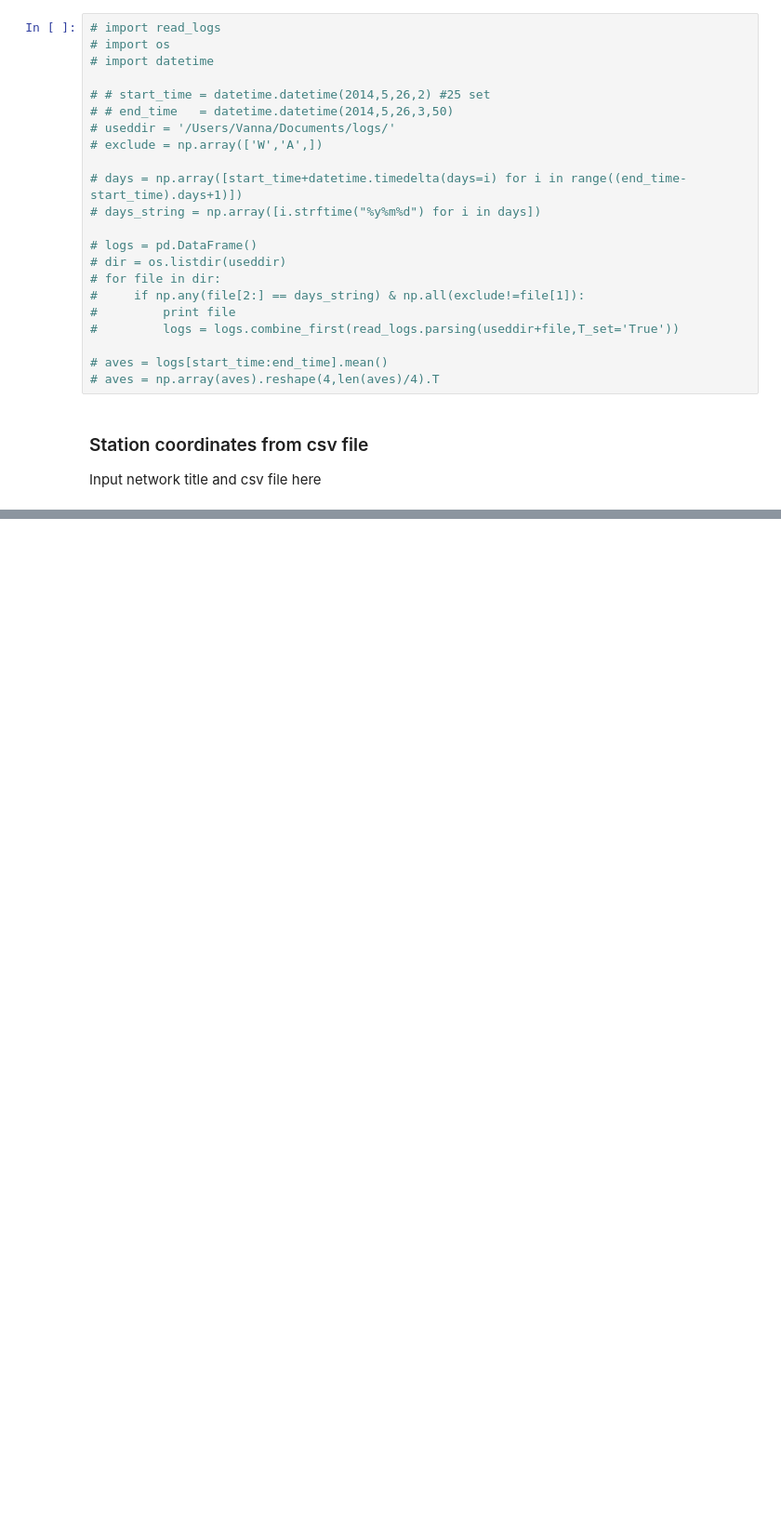
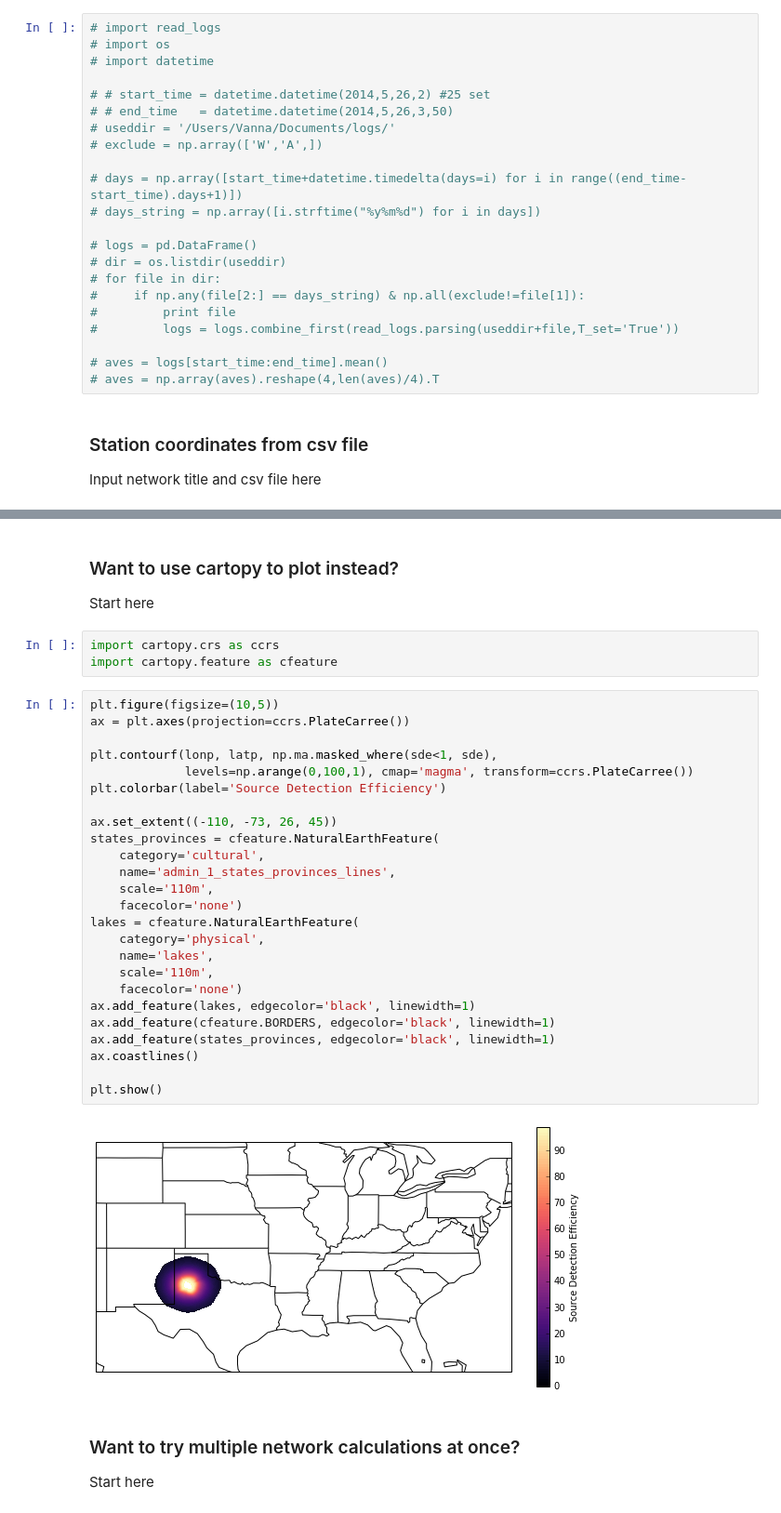
Before and after one commit to vbalderdash/LMAsimulation, a Jupyter notebook: LMAdetection_efficiency.ipynb, the cells around one changed output, grey strips where cells are left out. Shown at 93% size. Cells and saved outputs as stored; diff of their text form; blank space fills up the shorter version.

```diff
--- a/LMAdetection_efficiency.ipynb
+++ b/LMAdetection_efficiency.ipynb
@@ -201,0 +153,38 @@ maps.drawstates()
+# %% [markdown]
+### Want to use cartopy to plot instead?
+
+Start here
+# %%
+import cartopy.crs as ccrs
+import cartopy.feature as cfeature
+# %%
+plt.figure(figsize=(10,5))
+ax = plt.axes(projection=ccrs.PlateCarree())
+
+plt.contourf(lonp, latp, np.ma.masked_where(sde<1, sde),
+             levels=np.arange(0,100,1), cmap='magma', transform=ccrs.PlateCarree())
+plt.colorbar(label='Source Detection Efficiency')
+
+ax.set_extent((-110, -73, 26, 45))
+states_provinces = cfeature.NaturalEarthFeature(
+    category='cultural',
+    name='admin_1_states_provinces_lines',
+    scale='110m',
+    facecolor='none')
+lakes = cfeature.NaturalEarthFeature(
+    category='physical',
+    name='lakes',
+    scale='110m',
+    facecolor='none')
+ax.add_feature(lakes, edgecolor='black', linewidth=1)
+ax.add_feature(cfeature.BORDERS, edgecolor='black', linewidth=1)
+ax.add_feature(states_provinces, edgecolor='black', linewidth=1)
+ax.coastlines()
+
+plt.show()
+# %% [output]
+[figure, added]
+# %% [markdown]
+### Want to try multiple network calculations at once?
+
+Start here
```
Also changed, not shown: parts of 24 cells of this notebook, 1 other file.
